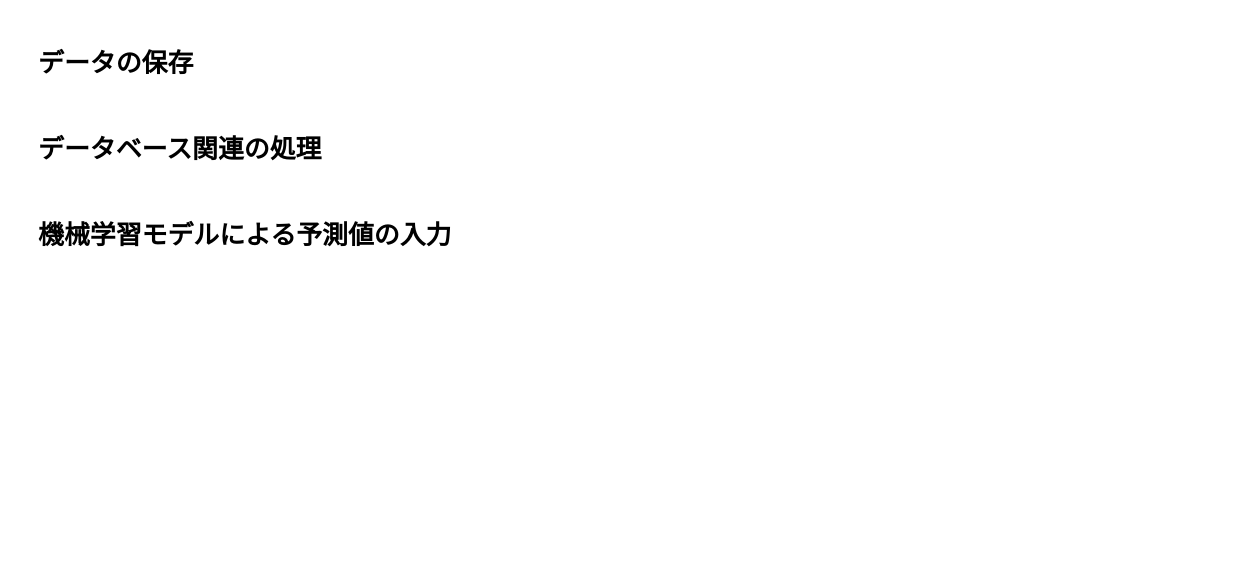
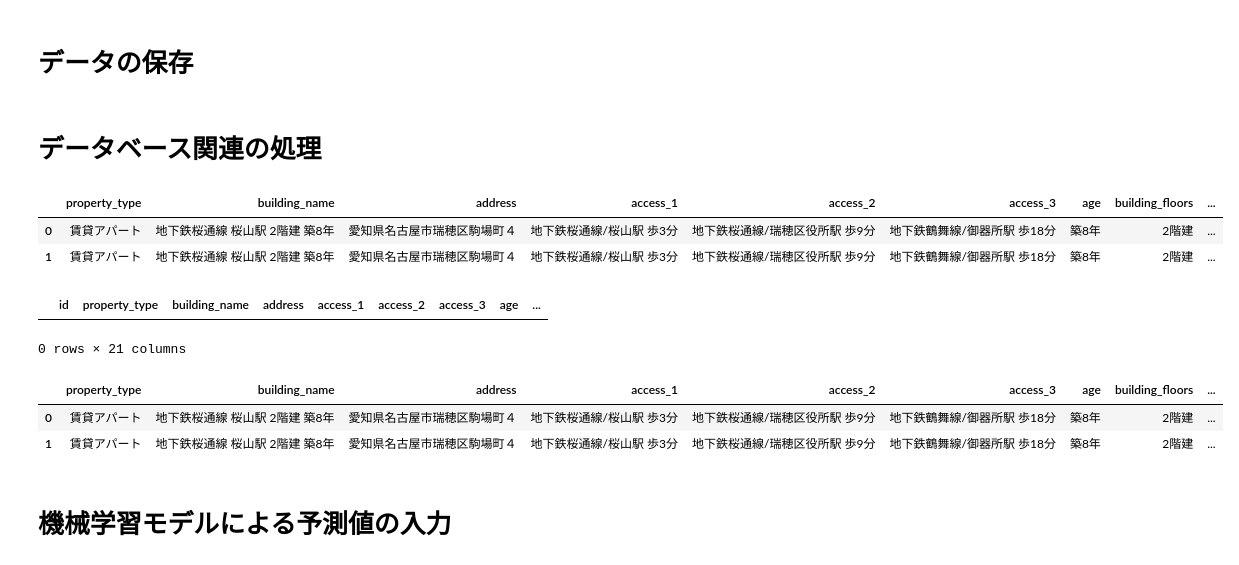
Before and after one commit to gr39my/rent_app, a Jupyter notebook: 01_scraping_suumo.ipynb, the cells around one changed output. Cells and saved outputs as stored; diff of their text form; code cells hidden in the pictures; blank space fills up the shorter version.

```diff
--- a/01_scraping_suumo.ipynb
+++ b/01_scraping_suumo.ipynb
@@ -194,6 +224,17 @@ engine = create_engine(f'postgresql://{db_user}:{db_password}@{db_host}/{db_name
 
 # dbを読み込み
 db_df = pd.read_sql_table('rental_properties', engine)
+# %%
+df.head(2)
+# %% [output]
+|  | property_type | building_name | address | access_1 | access_2 | access_3 | age | building_floors | ... |
+| 0 | 賃貸アパート | 地下鉄桜通線 桜山駅 2階建 築8年 | 愛知県名古屋市瑞穂区駒場町４ | 地下鉄桜通線/桜山駅 歩3分 | 地下鉄桜通線/瑞穂区役所駅 歩9分 | 地下鉄鶴舞線/御器所駅 歩18分 | 築8年 | 2階建 | ... |
+| 1 | 賃貸アパート | 地下鉄桜通線 桜山駅 2階建 築8年 | 愛知県名古屋市瑞穂区駒場町４ | 地下鉄桜通線/桜山駅 歩3分 | 地下鉄桜通線/瑞穂区役所駅 歩9分 | 地下鉄鶴舞線/御器所駅 歩18分 | 築8年 | 2階建 | ... |
+# %%
+db_df.head(2)
+# %% [output]
+|  | id | property_type | building_name | address | access_1 | access_2 | access_3 | age | ... |
+0 rows × 21 columns
 # %%
 # 新規レコードの挿入
 ## スクレイピングしたデータ（df）にあって、データベース（db_df）にないレコードを特定
@@ -231,6 +273,12 @@ cleaned_df = new_records[['property_type', 'building_name', 'address', 'access_1
 
 ## 新規レコードをデータベースに挿入
 cleaned_df.to_sql('rental_properties', engine, if_exists='append', index=False)
+# %%
+cleaned_df.head(2)
+# %% [output]
+|  | property_type | building_name | address | access_1 | access_2 | access_3 | age | building_floors | ... |
+| 0 | 賃貸アパート | 地下鉄桜通線 桜山駅 2階建 築8年 | 愛知県名古屋市瑞穂区駒場町４ | 地下鉄桜通線/桜山駅 歩3分 | 地下鉄桜通線/瑞穂区役所駅 歩9分 | 地下鉄鶴舞線/御器所駅 歩18分 | 築8年 | 2階建 | ... |
+| 1 | 賃貸アパート | 地下鉄桜通線 桜山駅 2階建 築8年 | 愛知県名古屋市瑞穂区駒場町４ | 地下鉄桜通線/桜山駅 歩3分 | 地下鉄桜通線/瑞穂区役所駅 歩9分 | 地下鉄鶴舞線/御器所駅 歩18分 | 築8年 | 2階建 | ... |
 # %%
 # 削除されたレコードの特定と更新
 ## データベースにあって、スクレイピングしたデータにないレコードを特定
```
Also changed, not shown: parts of 12 cells of this notebook, 6 other files.
